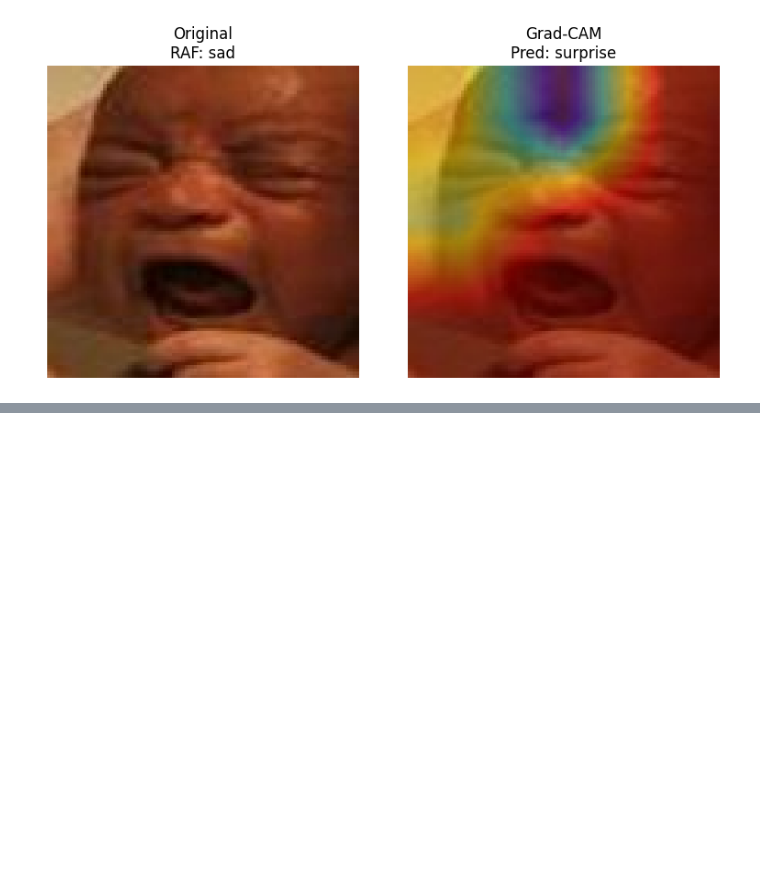
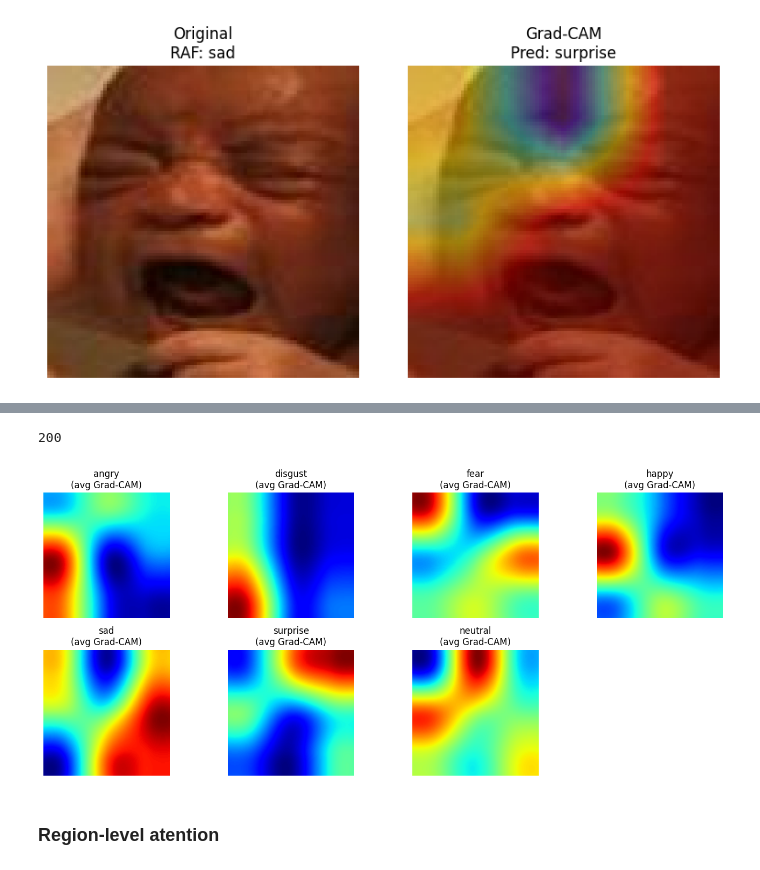
Before and after one commit to hassen8/emotion_recognition_bias_auditing, a Jupyter notebook: notebooks/deepface_on_RAF_GRAD_CAM.ipynb, the cells around one changed output, grey strips where cells are left out. Saved outputs shown, nothing was run; the diff lists cells and outputs as text; code cells hidden in the pictures; blank space fills up the shorter version.

Commit message:
Grad_cam implementation completed for a small subset

```diff
--- a/notebooks/deepface_on_RAF_GRAD_CAM.ipynb
+++ b/notebooks/deepface_on_RAF_GRAD_CAM.ipynb
@@ -567,7 +576,8 @@ import numpy as np
 
 def preprocess_for_emotion(img_bgr):
     """
-    RAF aligned face - tensor (1, 48, 48, 1) for the emotion model.
+    Convert RAF aligned face image into a tensor of shape
+     (1, 48, 48, 1) for the emotion model.
     """
     gray = cv2.cvtColor(img_bgr, cv2.COLOR_BGR2GRAY)
 
@@ -764,0 +893,68 @@ Probs: {'angry': 0.019, 'disgust': 0.0, 'fear': 0.086, 'happy': 0.119, 'sad': 0.
+# %%
+import numpy as np
+
+N_SAMPLES = 200
+np.random.seed(0)
+
+subset_indices = np.random.choice(len(image_data),
+                                  size=N_SAMPLES,
+                                  replace=False)
+
+len(subset_indices)
+# %% [output]
+200
+# %%
+import numpy as np
+import matplotlib.pyplot as plt
+import cv2
+from collections import defaultdict
+
+emotion_labels = ['angry', 'disgust', 'fear', 'happy', 'sad', 'surprise', 'neutral']
+
+# store heatmaps per predicted emotion
+per_emotion_heatmaps = defaultdict(list)
+
+# loop over the subset for Grad-CAM aggregation
+for idx in subset_indices:
+    img_bgr = image_data[idx]
+    img_tensor = preprocess_for_emotion(img_bgr)
+
+
+    heatmap, preds = make_gradcam_heatmap(img_tensor)
+    pred_idx = np.argmax(preds)
+    pred_label = emotion_labels[pred_idx]
+
+    per_emotion_heatmaps[pred_label].append(heatmap)
+
+# compute average heatmaps per emotion
+avg_heatmaps = {}
+for label, hmaps in per_emotion_heatmaps.items():
+    hmaps_arr = np.stack(hmaps, axis=0)   # (N_e, h, w)
+    avg_heatmaps[label] = np.mean(hmaps_arr, axis=0)  # (h, w)
+
+# visualize per-emotion average heatmaps
+plt.figure(figsize=(14, 6))
+
+plot_labels = emotion_labels  # order of plottin
+
+for i, label in enumerate(plot_labels):
+    if label not in avg_heatmaps:
+        continue  #
+
+    avg_hmap = avg_heatmaps[label]
+
+    # upscale to a larger size for visualization only
+    vis_hmap = cv2.resize(avg_hmap, (128, 128), interpolation=cv2.INTER_CUBIC)
+    vis_hmap_norm = (vis_hmap - vis_hmap.min()) / (vis_hmap.max() - vis_hmap.min() + 1e-8)
+
+    plt.subplot(2, 4, i + 1)
+    plt.title(f"{label}\n(avg Grad-CAM)")
+    plt.imshow(vis_hmap_norm, cmap='jet')
+    plt.axis("off")
+
+plt.tight_layout()
+plt.show()
+# %% [output]
+[figure, added]
+# %% [markdown]
+### **Region-level atention**
```
Also changed, not shown: parts of 35 cells of this notebook.
